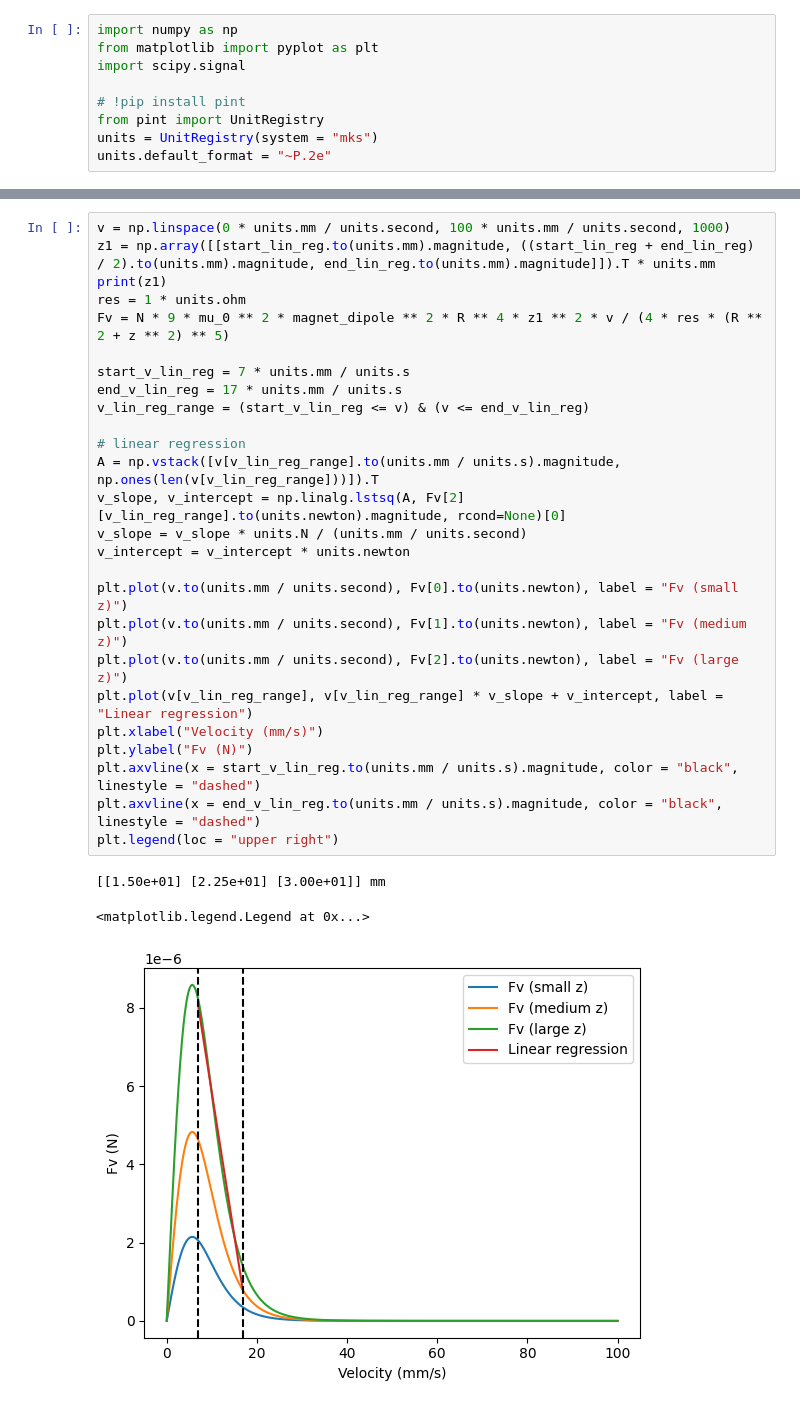
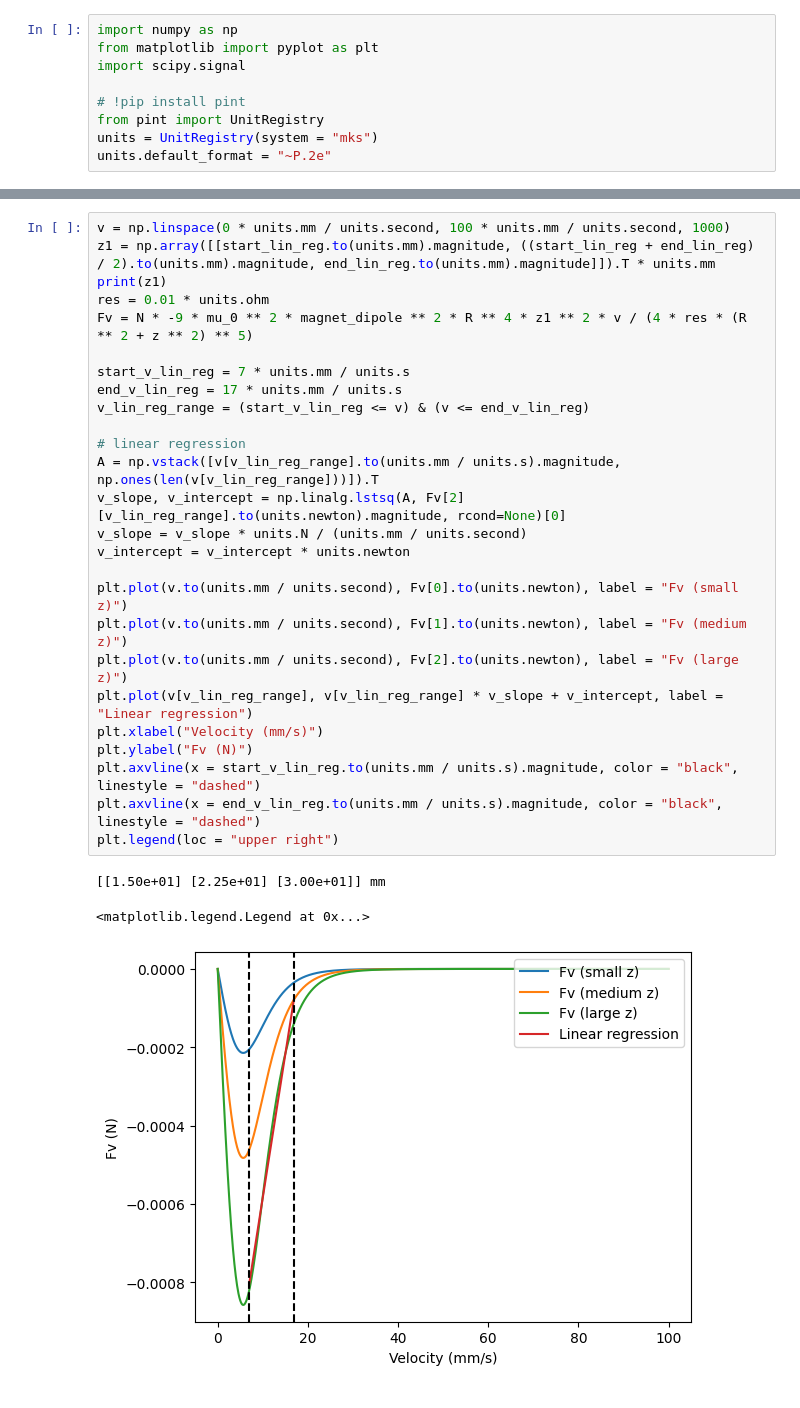
Before and after one commit to JohnnyMaBoi/Magnetic-Levitation, a Jupyter notebook: b_field_on_z_axis.ipynb, the cells around one changed output, grey strips where cells are left out. Cells and saved outputs as stored; diff of their text form.

Commit message:
update plots

```diff
--- a/b_field_on_z_axis.ipynb
+++ b/b_field_on_z_axis.ipynb
@@ -79,30 +79,30 @@ plt.legend(loc = "upper right")
 # %%
 v = np.linspace(0 * units.mm / units.second, 100 * units.mm / units.second, 1000)
 z1 = np.array([[start_lin_reg.to(units.mm).magnitude, ((start_lin_reg + end_lin_reg) / 2).to(units.mm).magnitude, end_lin_reg.to(units.mm).magnitude]]).T * units.mm
 print(z1)
-res = 1 * units.ohm
-Fv = N * 9 * mu_0 ** 2 * magnet_dipole ** 2 * R ** 4 * z1 ** 2 * v / (4 * res * (R ** 2 + z ** 2) ** 5)
+res = 0.01 * units.ohm
+Fv = N * -9 * mu_0 ** 2 * magnet_dipole ** 2 * R ** 4 * z1 ** 2 * v / (4 * res * (R ** 2 + z ** 2) ** 5)
 
 start_v_lin_reg = 7 * units.mm / units.s
 end_v_lin_reg = 17 * units.mm / units.s
 v_lin_reg_range = (start_v_lin_reg <= v) & (v <= end_v_lin_reg)
 
 # linear regression
 A = np.vstack([v[v_lin_reg_range].to(units.mm / units.s).magnitude, np.ones(len(v[v_lin_reg_range]))]).T
 v_slope, v_intercept = np.linalg.lstsq(A, Fv[2][v_lin_reg_range].to(units.newton).magnitude, rcond=None)[0]
 v_slope = v_slope * units.N / (units.mm / units.second)
 v_intercept = v_intercept * units.newton
 
 plt.plot(v.to(units.mm / units.second), Fv[0].to(units.newton), label = "Fv (small z)")
 plt.plot(v.to(units.mm / units.second), Fv[1].to(units.newton), label = "Fv (medium z)")
 plt.plot(v.to(units.mm / units.second), Fv[2].to(units.newton), label = "Fv (large z)")
 plt.plot(v[v_lin_reg_range], v[v_lin_reg_range] * v_slope + v_intercept, label = "Linear regression")
 plt.xlabel("Velocity (mm/s)")
 plt.ylabel("Fv (N)")
 plt.axvline(x = start_v_lin_reg.to(units.mm / units.s).magnitude, color = "black", linestyle = "dashed")
 plt.axvline(x = end_v_lin_reg.to(units.mm / units.s).magnitude, color = "black", linestyle = "dashed")
 plt.legend(loc = "upper right")
 # %% [output]
 [[1.50e+01] [2.25e+01] [3.00e+01]] mm
 <matplotlib.legend.Legend at 0x...>
-[figure, old version]
+[figure, new version]
```
Also changed, not shown: parts of 3 cells of this notebook.
